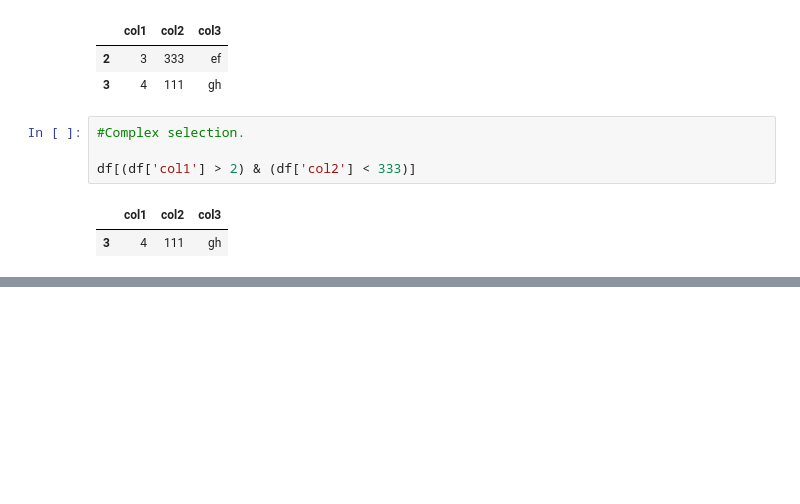
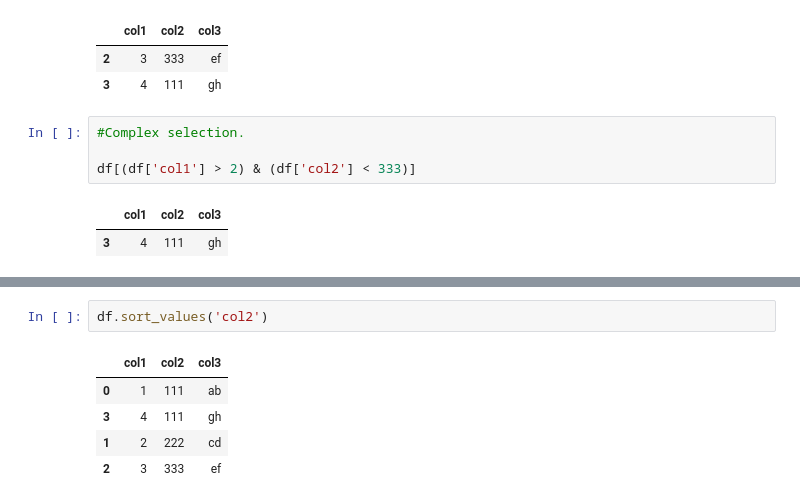
Before and after one commit to subhajitmajumder/python_program, a Jupyter notebook: me_Pandas.ipynb, the cells around one changed output, grey strips where cells are left out. Cells and saved outputs as stored; diff of their text form; blank space fills up the shorter version.

```diff
--- a/me_Pandas.ipynb
+++ b/me_Pandas.ipynb
@@ -972,0 +1016,8 @@ df[(df['col1'] > 2) & (df['col2'] < 333)]
+# %%
+df.sort_values('col2')
+# %% [output]
+|  | col1 | col2 | col3 |
+| 0 | 1 | 111 | ab |
+| 3 | 4 | 111 | gh |
+| 1 | 2 | 222 | cd |
+| 2 | 3 | 333 | ef |
```
Also changed, not shown: parts of 12 cells of this notebook.
